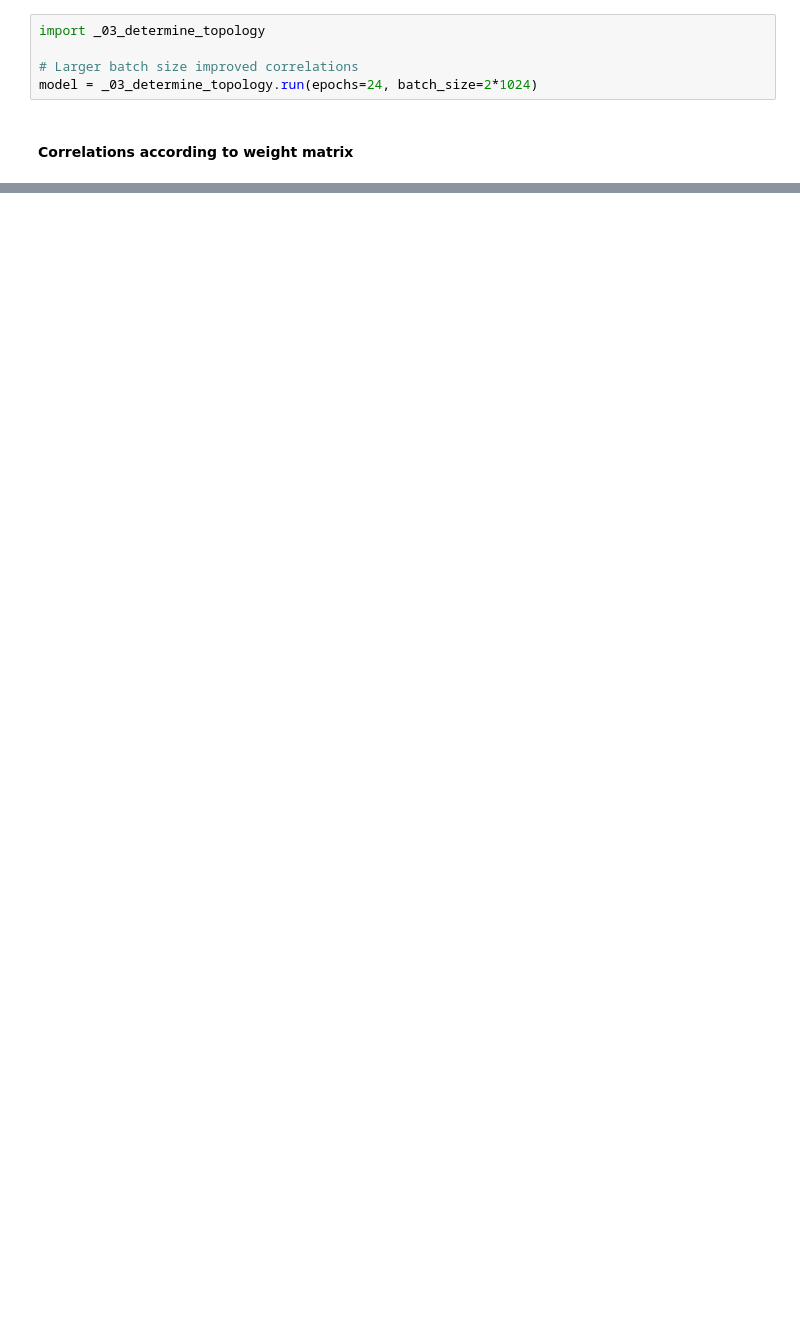
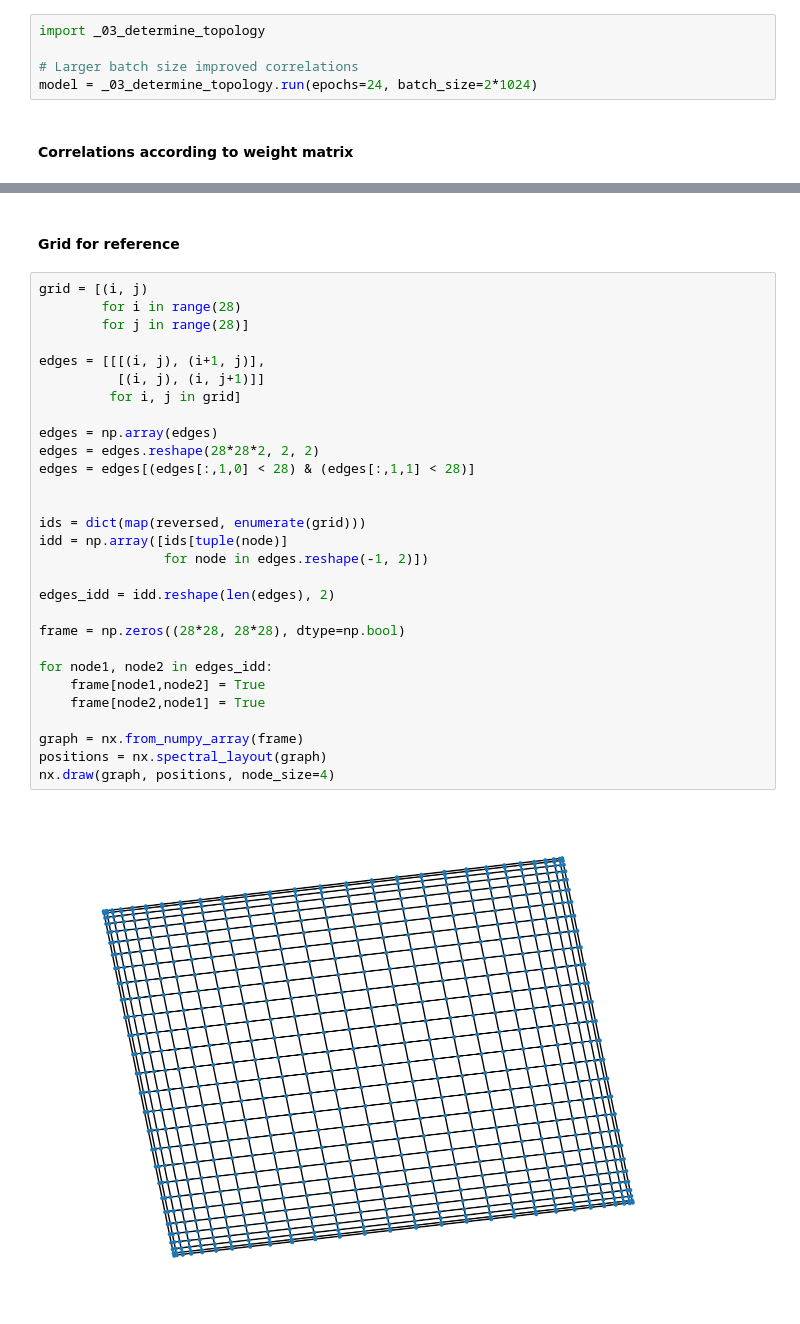
Before and after one commit to icedteatime/experiments, a Jupyter notebook: _03_determine_topology.ipynb, the cells around one changed output, grey strips where cells are left out. Saved outputs shown, nothing was run; the diff lists cells and outputs as text; blank space fills up the shorter version.

```diff
--- a/_03_determine_topology.ipynb
+++ b/_03_determine_topology.ipynb
@@ -49,0 +75,33 @@ plt.savefig("images/_03_determine_topology1.png", bbox_inches="tight")
+# %% [markdown]
+#### Grid for reference
+# %%
+grid = [(i, j)
+        for i in range(28)
+        for j in range(28)]
+
+edges = [[[(i, j), (i+1, j)],
+          [(i, j), (i, j+1)]]
+         for i, j in grid]
+
+edges = np.array(edges)
+edges = edges.reshape(28*28*2, 2, 2)
+edges = edges[(edges[:,1,0] < 28) & (edges[:,1,1] < 28)]
+
+
+ids = dict(map(reversed, enumerate(grid)))
+idd = np.array([ids[tuple(node)]
+                for node in edges.reshape(-1, 2)])
+
+edges_idd = idd.reshape(len(edges), 2)
+
+frame = np.zeros((28*28, 28*28), dtype=np.bool)
+
+for node1, node2 in edges_idd:
+    frame[node1,node2] = True
+    frame[node2,node1] = True
+
+graph = nx.from_numpy_array(frame)
+positions = nx.spectral_layout(graph)
+nx.draw(graph, positions, node_size=4)
+# %% [output]
+[figure, added]
```
Also changed, not shown: parts of 3 cells of this notebook, 4 other files.
